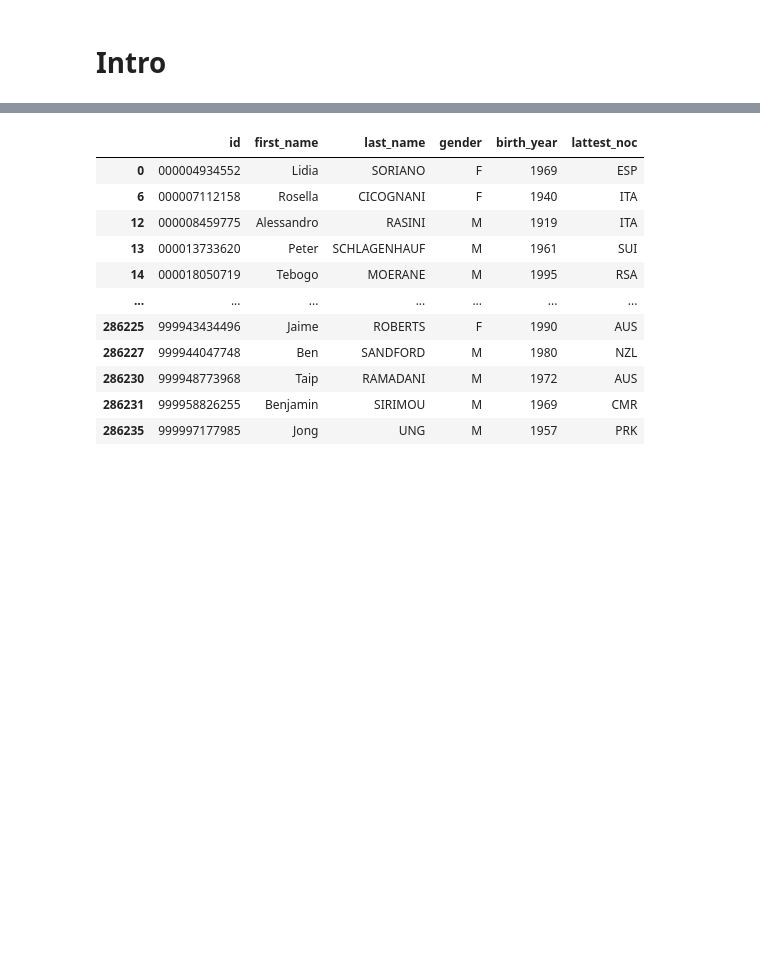
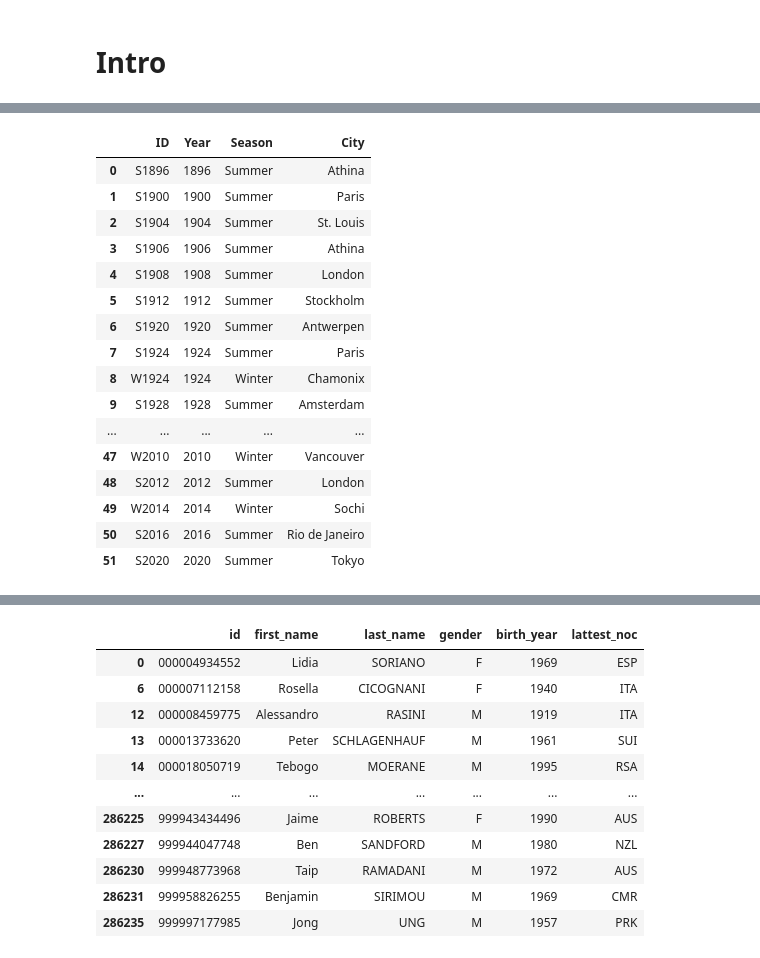
Before and after one commit to gitadum/querympics, a Jupyter notebook: analysis/explore.ipynb, the cells around one changed output, grey strips where cells are left out. Cells and saved outputs as stored; diff of their text form; code cells hidden in the pictures; blank space fills up the shorter version.

```diff
--- a/analysis/explore.ipynb
+++ b/analysis/explore.ipynb
@@ -31,0 +120,36 @@ athlet.head(3)
+# %%
+games = (
+    athlet.groupby("Games")["GamesID"].unique().explode().to_frame().join(
+    athlet.groupby("Games")["Year"].unique().explode().to_frame()).join(
+    athlet.groupby("Games")["Season"].unique().explode().to_frame()).join(
+    athlet.groupby("Games")["City"].unique().explode().to_frame())
+    .reset_index())
+
+assert athlet["Games"].nunique() == games.shape[0]
+
+games["Season"] = games["Season"].astype("category")
+
+_games_cols = ["GamesID", "Year", "Season", "City"]
+games = games[_games_cols]
+
+games.rename(columns={"GamesID": "ID"}, inplace=True)
+# On passe le nom des colonnes en minuscule
+games
+# %% [output]
+|  | ID | Year | Season | City |
+| 0 | S1896 | 1896 | Summer | Athina |
+| 1 | S1900 | 1900 | Summer | Paris |
+| 2 | S1904 | 1904 | Summer | St. Louis |
+| 3 | S1906 | 1906 | Summer | Athina |
+| 4 | S1908 | 1908 | Summer | London |
+| 5 | S1912 | 1912 | Summer | Stockholm |
+| 6 | S1920 | 1920 | Summer | Antwerpen |
+| 7 | S1924 | 1924 | Summer | Paris |
+| 8 | W1924 | 1924 | Winter | Chamonix |
+| 9 | S1928 | 1928 | Summer | Amsterdam |
+| ... | ... | ... | ... | ... |
+| 47 | W2010 | 2010 | Winter | Vancouver |
+| 48 | S2012 | 2012 | Summer | London |
+| 49 | W2014 | 2014 | Winter | Sochi |
+| 50 | S2016 | 2016 | Summer | Rio de Janeiro |
+| 51 | S2020 | 2020 | Summer | Tokyo |
```
Also changed, not shown: parts of 18 cells of this notebook.
